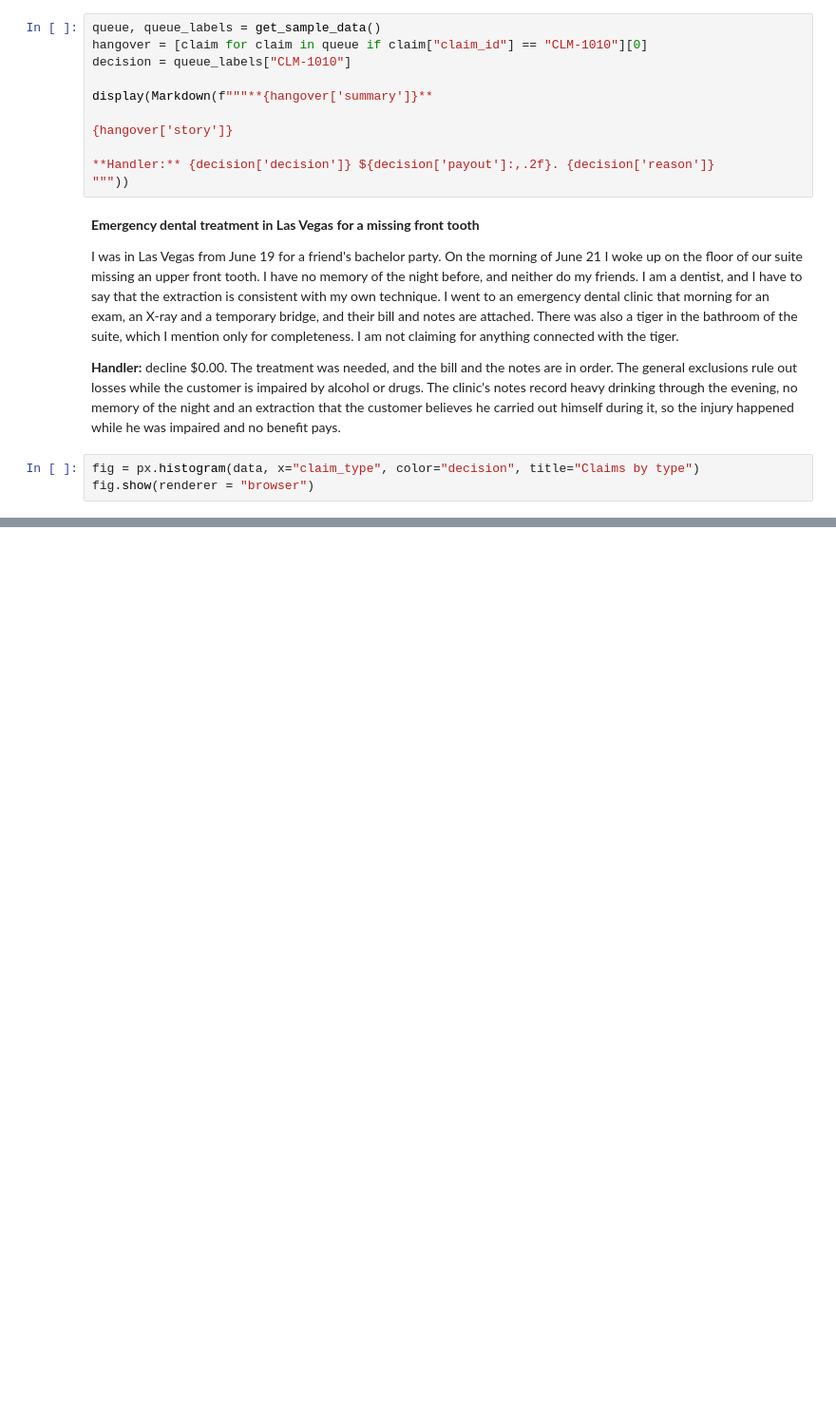
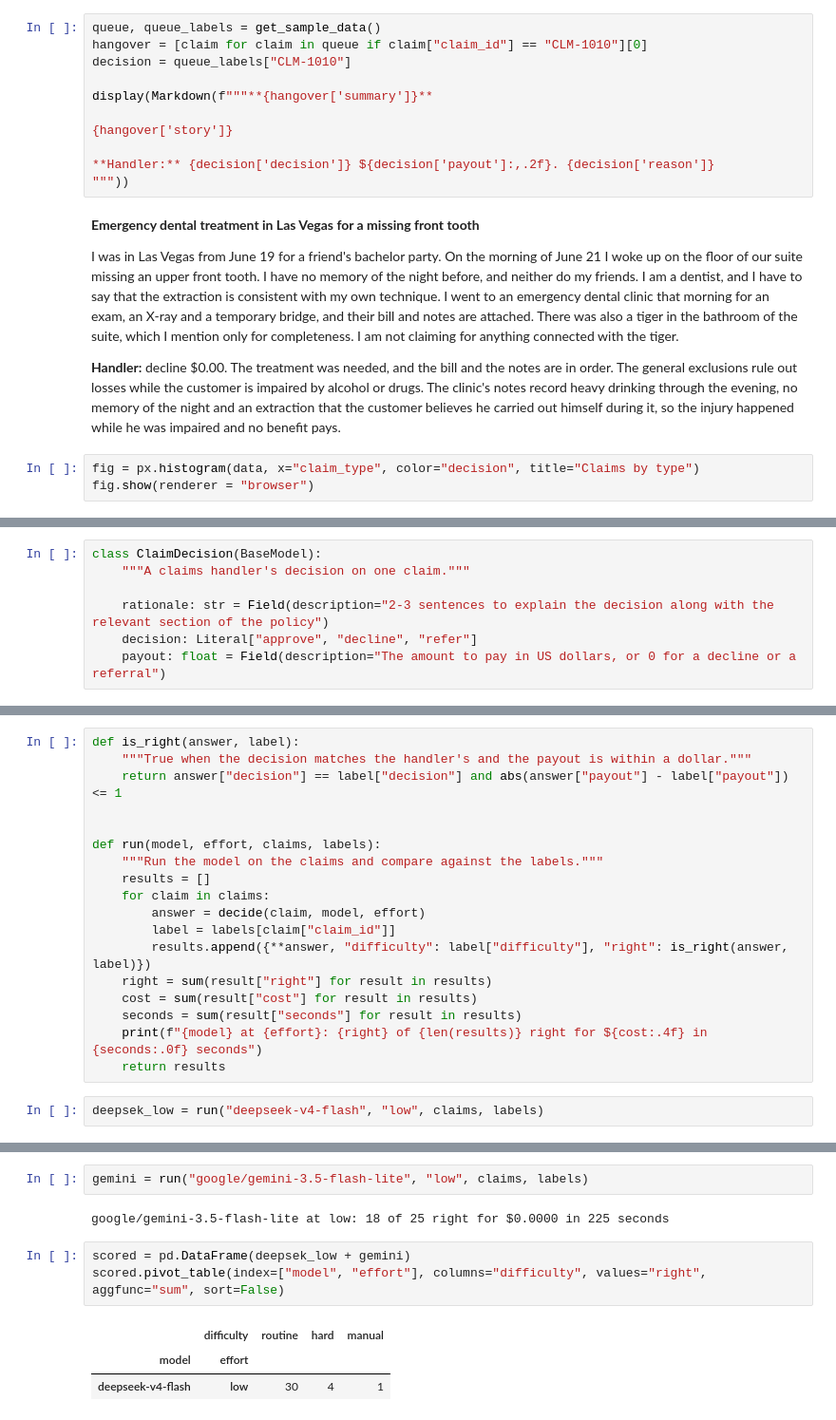
Before and after one commit to MustafaKocamann/Tripora, a Jupyter notebook: books/introducing.ipynb, the cells around one changed output, grey strips where cells are left out. Shown at 95% size. Cells and saved outputs as stored; diff of their text form; blank space fills up the shorter version.

Commit message:
model karşılaştırması yapıldı

```diff
--- a/books/introducing.ipynb
+++ b/books/introducing.ipynb
@@ -615,0 +627,7 @@ fig.show(renderer = "browser")
+# %%
+class ClaimDecision(BaseModel):
+    """A claims handler's decision on one claim."""
+
+    rationale: str = Field(description="2-3 sentences to explain the decision along with the relevant section of the policy")
+    decision: Literal["approve", "decline", "refer"]
+    payout: float = Field(description="The amount to pay in US dollars, or 0 for a decline or a referral")
@@ -615,0 +710,20 @@ fig.show(renderer = "browser")
+# %%
+def is_right(answer, label):
+    """True when the decision matches the handler's and the payout is within a dollar."""
+    return answer["decision"] == label["decision"] and abs(answer["payout"] - label["payout"]) <= 1
+
+
+def run(model, effort, claims, labels):
+    """Run the model on the claims and compare against the labels."""
+    results = []
+    for claim in claims:
+        answer = decide(claim, model, effort)
+        label = labels[claim["claim_id"]]
+        results.append({**answer, "difficulty": label["difficulty"], "right": is_right(answer, label)})
+    right = sum(result["right"] for result in results)
+    cost = sum(result["cost"] for result in results)
+    seconds = sum(result["seconds"] for result in results)
+    print(f"{model} at {effort}: {right} of {len(results)} right for ${cost:.4f} in {seconds:.0f} seconds")
+    return results
+# %%
+deepsek_low = run("deepseek-v4-flash", "low", claims, labels)
@@ -615,0 +740,11 @@ fig.show(renderer = "browser")
+# %%
+gemini = run("google/gemini-3.5-flash-lite", "low", claims, labels)
+# %% [output]
+google/gemini-3.5-flash-lite at low: 18 of 25 right for $0.0000 in 225 seconds
+# %%
+scored = pd.DataFrame(deepsek_low + gemini)
+scored.pivot_table(index=["model", "effort"], columns="difficulty", values="right", aggfunc="sum", sort=False)
+# %% [output]
+|  | difficulty | routine | hard | manual |
+| model | effort |  |  |  |
+| deepseek-v4-flash | low | 30 | 4 | 1 |
```
Also changed, not shown: parts of 16 cells of this notebook, 2 other files.
